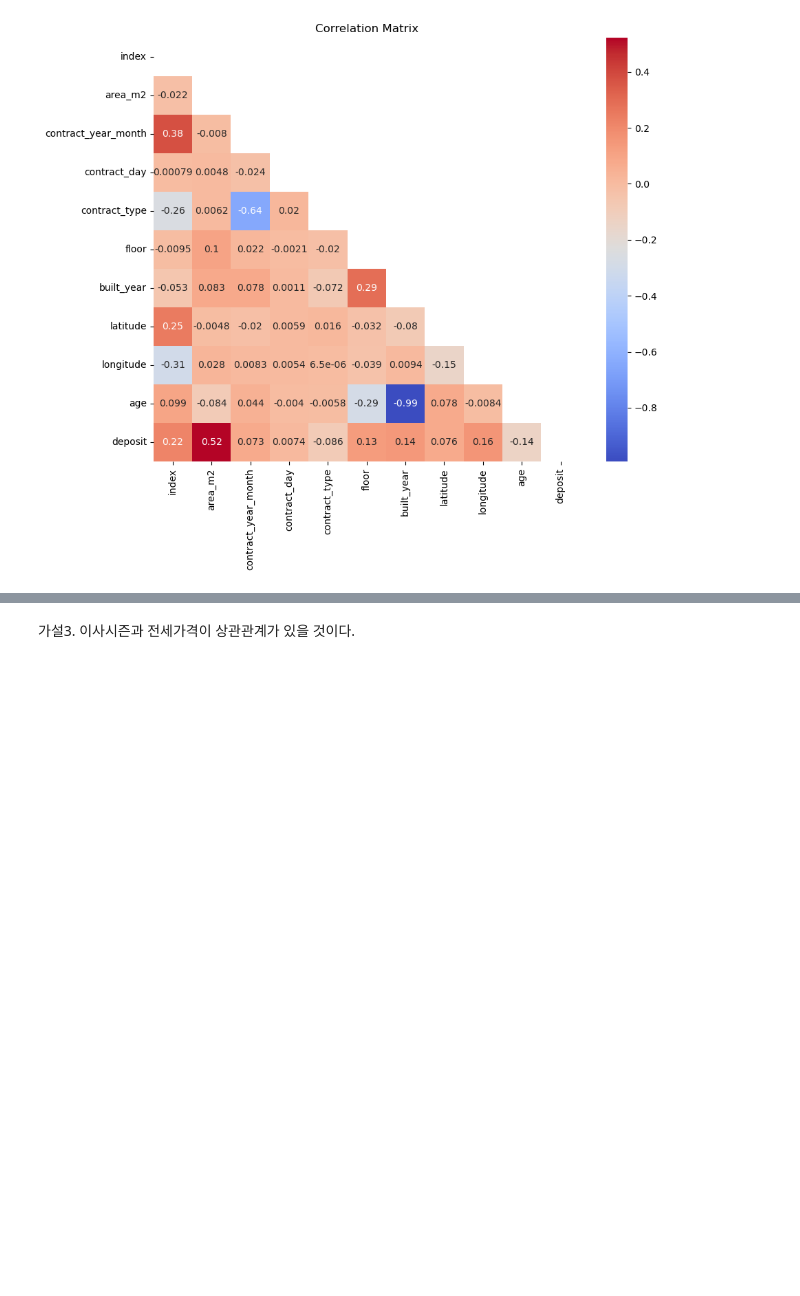
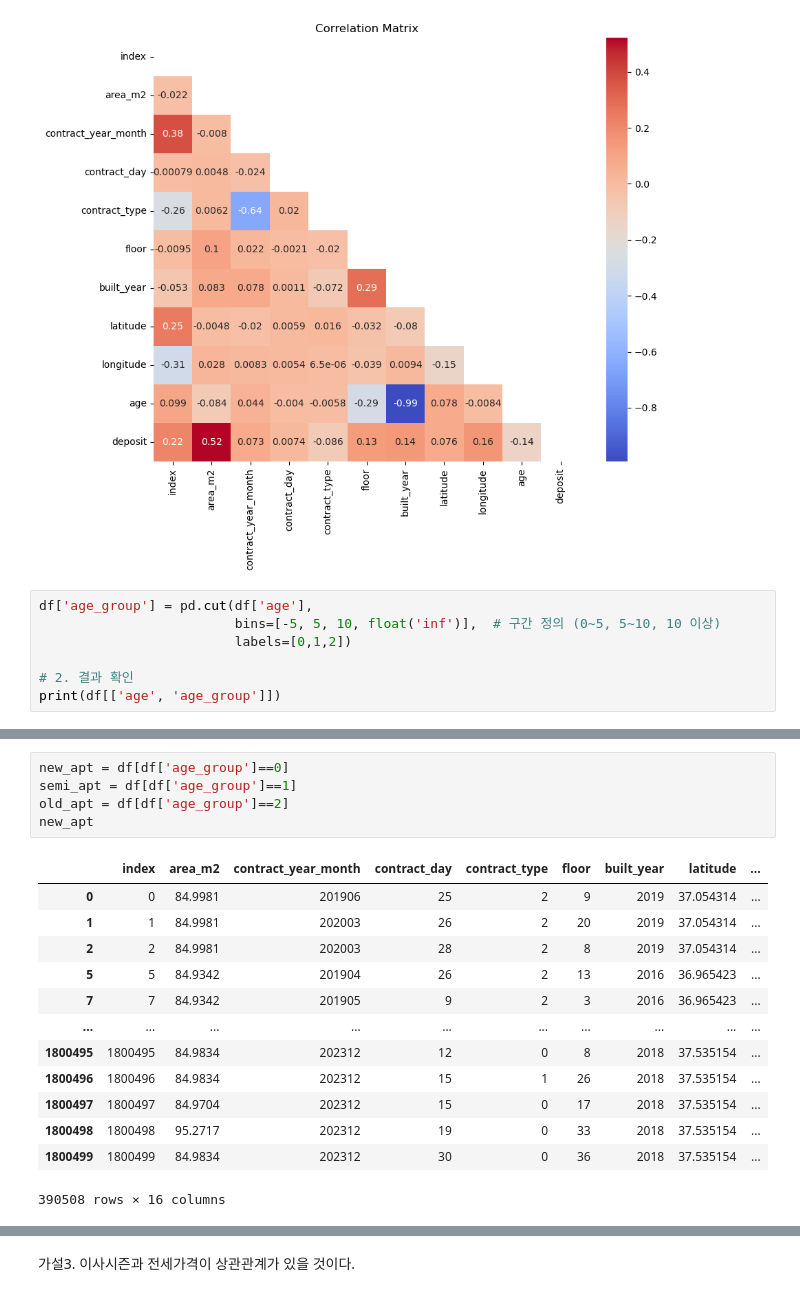
Before and after one commit to boostcampaitech7/level2-competitiveds-recsys-06, a Jupyter notebook: EDA/백우성/eda_1_train.ipynb, the cells around one changed output, grey strips where cells are left out. Drawn from its saved outputs; the diff is of its cells as text; blank space fills up the shorter version.

```diff
--- a/EDA/백우성/eda_1_train.ipynb
+++ b/EDA/백우성/eda_1_train.ipynb
@@ -404,3 +537,10 @@ plt.title('Correlation Matrix')
 plt.show()
 # %% [output]
 [figure]
+# %%
+df['age_group'] = pd.cut(df['age'],
+                         bins=[-5, 5, 10, float('inf')],  # 구간 정의 (0~5, 5~10, 10 이상)
+                         labels=[0,1,2])
+
+# 2. 결과 확인
+print(df[['age', 'age_group']])
@@ -406,0 +562,19 @@ plt.show()
+# %%
+new_apt = df[df['age_group']==0]
+semi_apt = df[df['age_group']==1]
+old_apt = df[df['age_group']==2]
+new_apt
+# %% [output]
+|  | index | area_m2 | contract_year_month | contract_day | contract_type | floor | built_year | latitude | ... |
+| 0 | 0 | 84.9981 | 201906 | 25 | 2 | 9 | 2019 | 37.054314 | ... |
+| 1 | 1 | 84.9981 | 202003 | 26 | 2 | 20 | 2019 | 37.054314 | ... |
+| 2 | 2 | 84.9981 | 202003 | 28 | 2 | 8 | 2019 | 37.054314 | ... |
+| 5 | 5 | 84.9342 | 201904 | 26 | 2 | 13 | 2016 | 36.965423 | ... |
+| 7 | 7 | 84.9342 | 201905 | 9 | 2 | 3 | 2016 | 36.965423 | ... |
+| ... | ... | ... | ... | ... | ... | ... | ... | ... | ... |
+| 1800495 | 1800495 | 84.9834 | 202312 | 12 | 0 | 8 | 2018 | 37.535154 | ... |
+| 1800496 | 1800496 | 84.9834 | 202312 | 15 | 1 | 26 | 2018 | 37.535154 | ... |
+| 1800497 | 1800497 | 84.9704 | 202312 | 15 | 0 | 17 | 2018 | 37.535154 | ... |
+| 1800498 | 1800498 | 95.2717 | 202312 | 19 | 0 | 33 | 2018 | 37.535154 | ... |
+| 1800499 | 1800499 | 84.9834 | 202312 | 30 | 0 | 36 | 2018 | 37.535154 | ... |
+390508 rows × 16 columns
```
Also changed, not shown: parts of 28 cells of this notebook, 1 other file.
